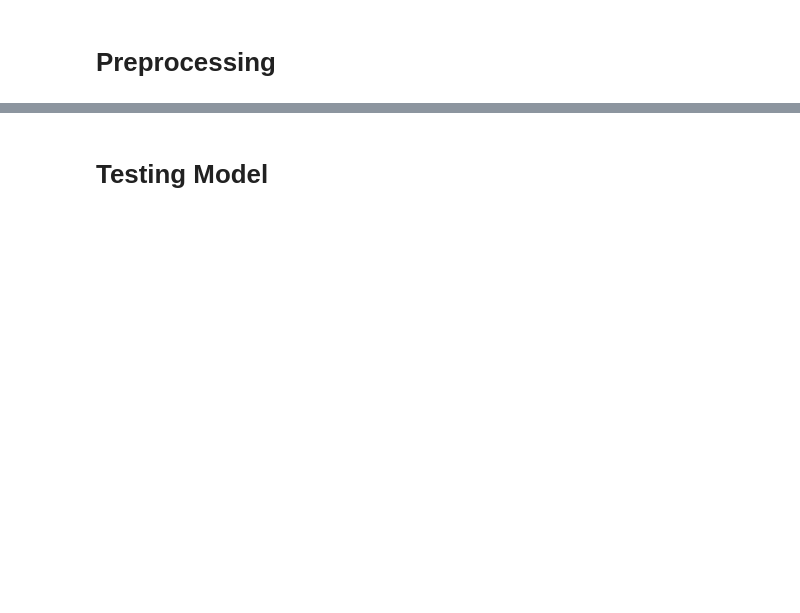
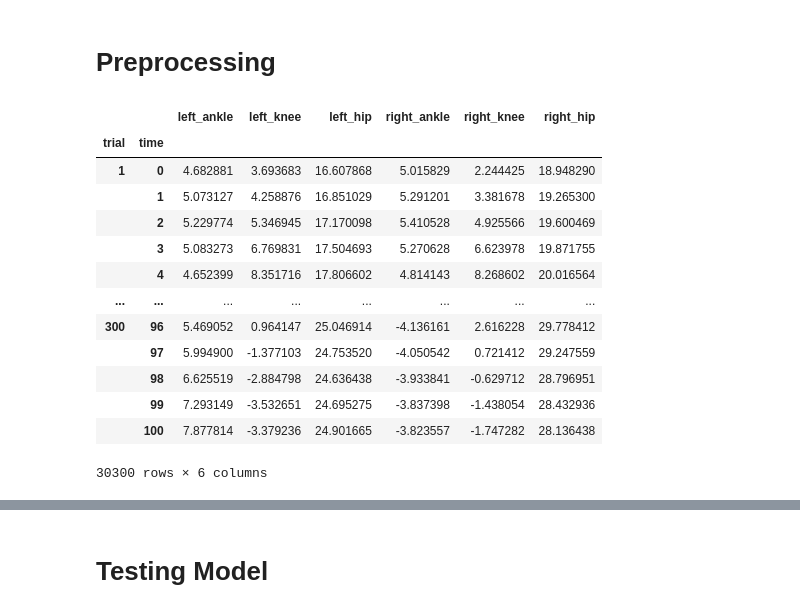
Before and after one commit to NicBamberger/ML_Coursework, a Jupyter notebook: gait/preprocessing.ipynb, the cells around one changed output, grey strips where cells are left out. Drawn from its saved outputs; the diff is of its cells as text; code cells hidden in the pictures; blank space fills up the shorter version.

```diff
--- a/gait/preprocessing.ipynb
+++ b/gait/preprocessing.ipynb
@@ -31,3 +31,20 @@ for leg_key, leg_val in leg_map.items():
 rs = matrix.reset_index()
 series = pd.DataFrame((rs.subject - 1) * N_REPS * N_CONDITIONS + (rs.condition - 1) * N_REPS + rs.replication)
 matrix["trial"] = series.set_index(matrix.index)
+# %%
+matrix
+# %% [output]
+|  |  | left_ankle | left_knee | left_hip | right_ankle | right_knee | right_hip |
+| trial | time |  |  |  |  |  |  |
+| 1 | 0 | 4.682881 | 3.693683 | 16.607868 | 5.015829 | 2.244425 | 18.948290 |
+|  | 1 | 5.073127 | 4.258876 | 16.851029 | 5.291201 | 3.381678 | 19.265300 |
+|  | 2 | 5.229774 | 5.346945 | 17.170098 | 5.410528 | 4.925566 | 19.600469 |
+|  | 3 | 5.083273 | 6.769831 | 17.504693 | 5.270628 | 6.623978 | 19.871755 |
+|  | 4 | 4.652399 | 8.351716 | 17.806602 | 4.814143 | 8.268602 | 20.016564 |
+| ... | ... | ... | ... | ... | ... | ... | ... |
+| 300 | 96 | 5.469052 | 0.964147 | 25.046914 | -4.136161 | 2.616228 | 29.778412 |
+|  | 97 | 5.994900 | -1.377103 | 24.753520 | -4.050542 | 0.721412 | 29.247559 |
+|  | 98 | 6.625519 | -2.884798 | 24.636438 | -3.933841 | -0.629712 | 28.796951 |
+|  | 99 | 7.293149 | -3.532651 | 24.695275 | -3.837398 | -1.438054 | 28.432936 |
+|  | 100 | 7.877814 | -3.379236 | 24.901665 | -3.823557 | -1.747282 | 28.136438 |
+30300 rows × 6 columns
```
Also changed, not shown: parts of 22 cells of this notebook.
